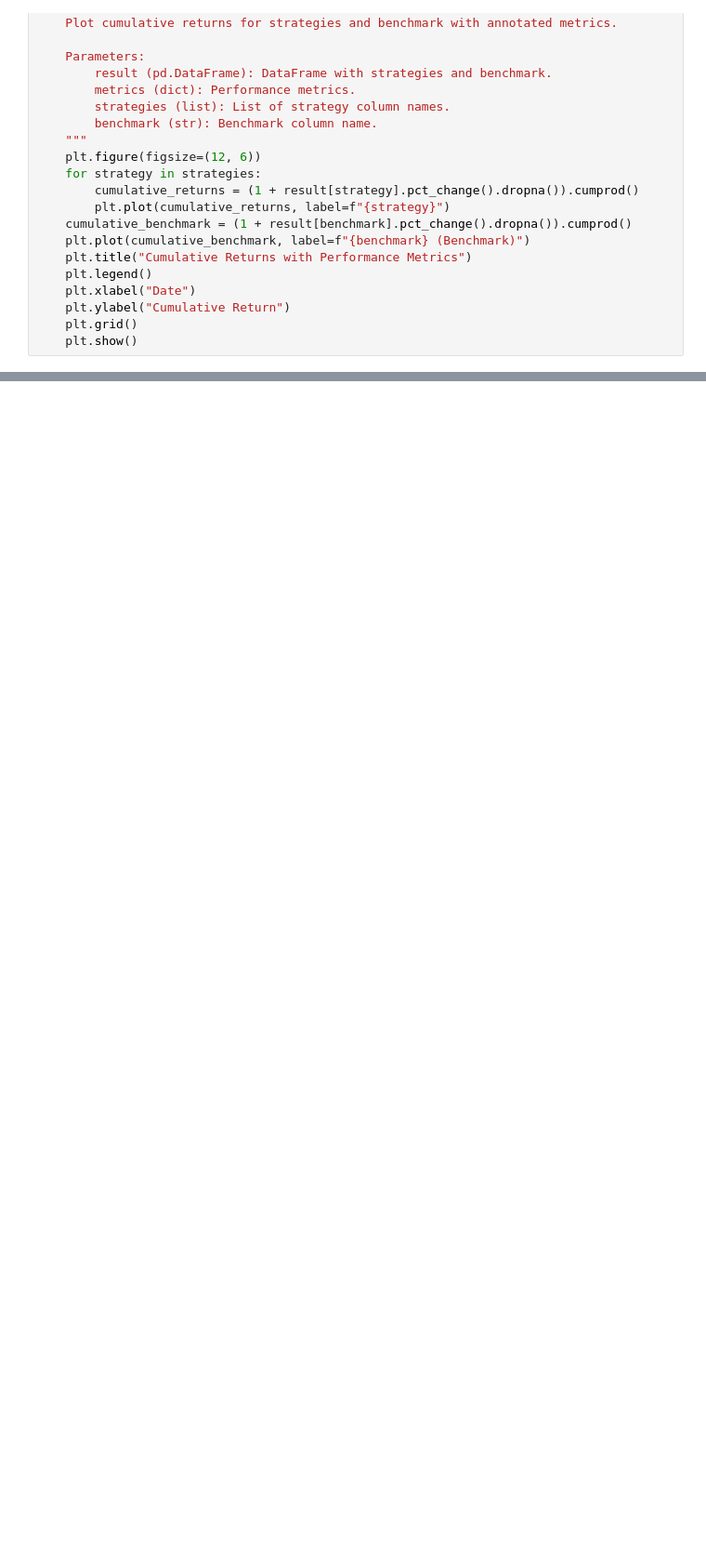
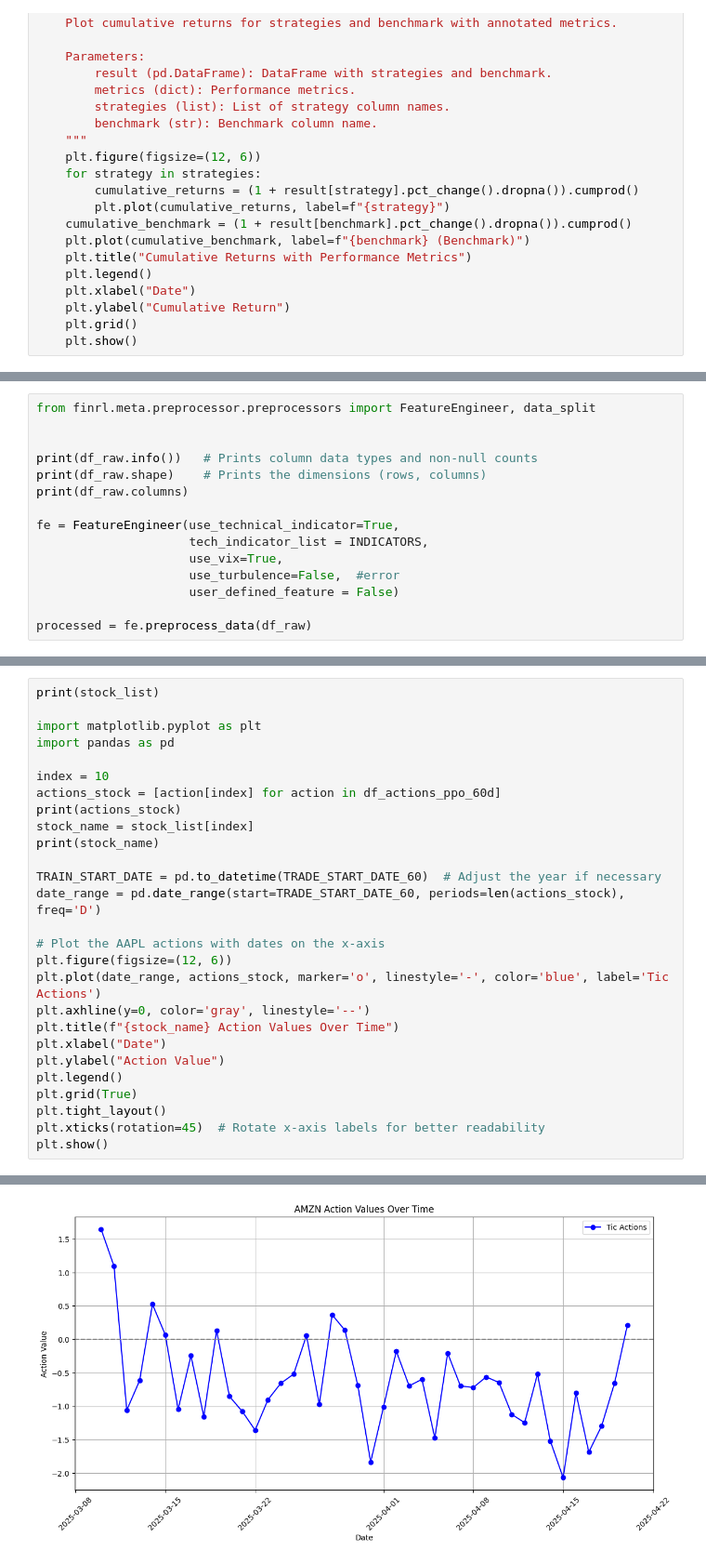
Before and after one commit to siren7075/TradingAgentRL, a Jupyter notebook: TradingAgentFinRl.ipynb, the cells around one changed output, grey strips where cells are left out. Shown at 93% size. Drawn from its saved outputs; the diff is of its cells as text; blank space fills up the shorter version.

```diff
--- a/TradingAgentFinRl.ipynb
+++ b/TradingAgentFinRl.ipynb
@@ -1121,0 +1197,15 @@ print(processed)
+# %%
+from finrl.meta.preprocessor.preprocessors import FeatureEngineer, data_split
+
+
+print(df_raw.info())   # Prints column data types and non-null counts
+print(df_raw.shape)    # Prints the dimensions (rows, columns)
+print(df_raw.columns)
+
+fe = FeatureEngineer(use_technical_indicator=True,
+                     tech_indicator_list = INDICATORS,
+                     use_vix=True,
+                     use_turbulence=False,  #error
+                     user_defined_feature = False)
+
+processed = fe.preprocess_data(df_raw)
@@ -1121,0 +1297,28 @@ print(processed)
+# %%
+print(stock_list)
+
+import matplotlib.pyplot as plt
+import pandas as pd
+
+index = 10
+actions_stock = [action[index] for action in df_actions_ppo_60d]
+print(actions_stock)
+stock_name = stock_list[index]
+print(stock_name)
+
+TRAIN_START_DATE = pd.to_datetime(TRADE_START_DATE_60)  # Adjust the year if necessary
+date_range = pd.date_range(start=TRADE_START_DATE_60, periods=len(actions_stock), freq='D')
+
+# Plot the AAPL actions with dates on the x-axis
+plt.figure(figsize=(12, 6))
+plt.plot(date_range, actions_stock, marker='o', linestyle='-', color='blue', label='Tic Actions')
+plt.axhline(y=0, color='gray', linestyle='--')
+plt.title(f"{stock_name} Action Values Over Time")
+plt.xlabel("Date")
+plt.ylabel("Action Value")
+plt.legend()
+plt.grid(True)
+plt.tight_layout()
+plt.xticks(rotation=45)  # Rotate x-axis labels for better readability
+plt.show()
+# %% [output]
@@ -1121,0 +1328 @@ print(processed)
+[figure, added]
```
Also changed, not shown: parts of 27 cells of this notebook.
